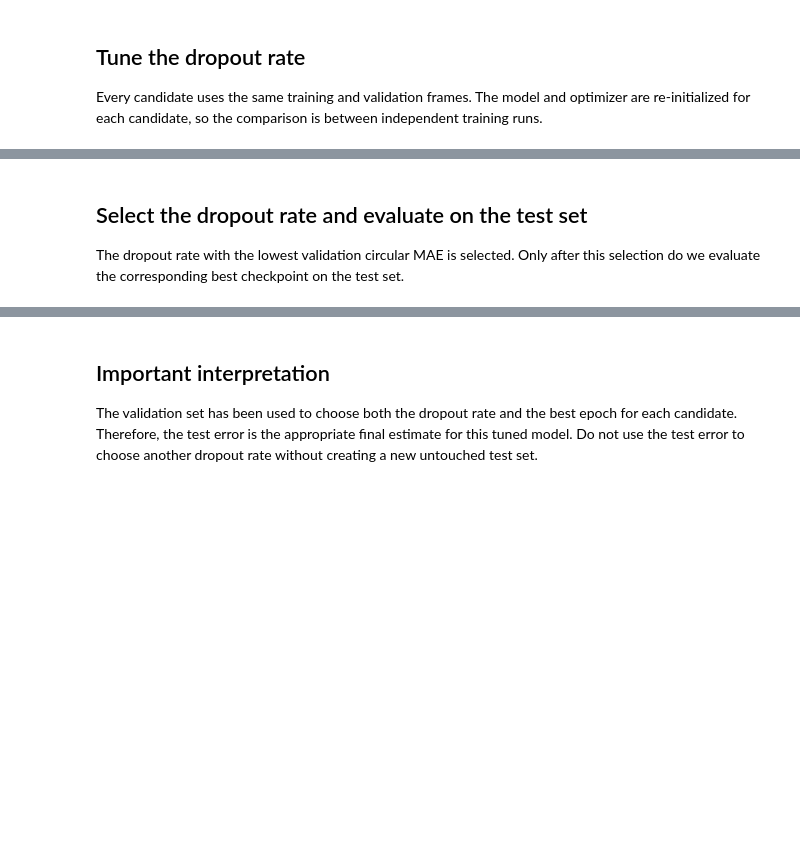
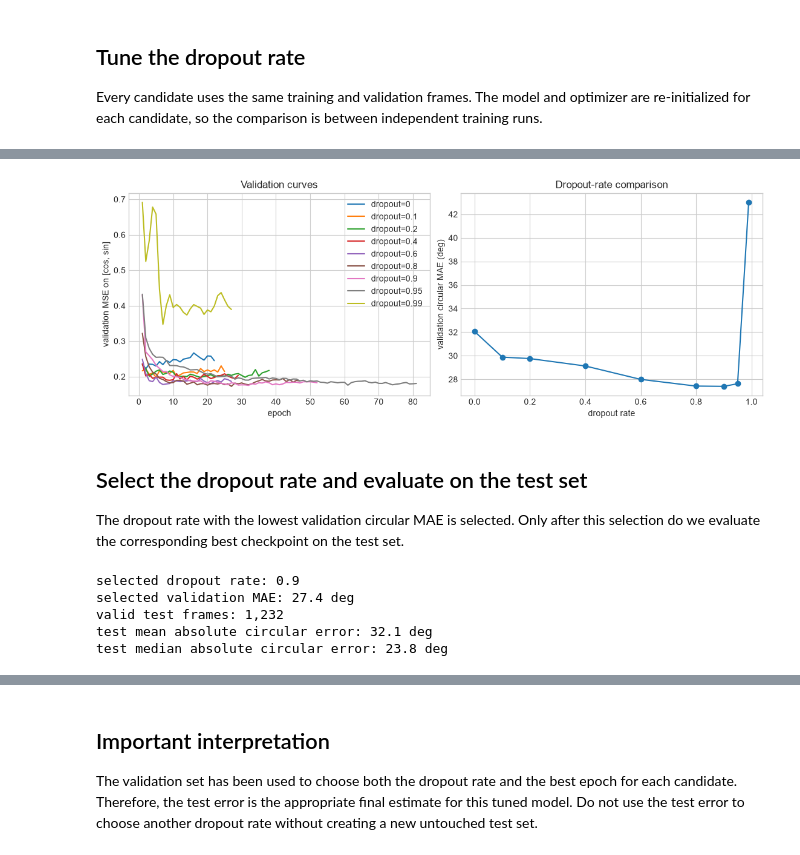
Before and after one commit to ShiyunCMC/RSC_PyTorch_HDDecoding, a Jupyter notebook: notebooks/01d_mlp_hd_decoder_tune_hyperparameter.ipynb, the cells around one changed output, grey strips where cells are left out. Saved outputs shown, nothing was run; the diff lists cells and outputs as text; code cells hidden in the pictures; blank space fills up the shorter version.

```diff
--- a/notebooks/01d_mlp_hd_decoder_tune_hyperparameter.ipynb
+++ b/notebooks/01d_mlp_hd_decoder_tune_hyperparameter.ipynb
@@ -352,7 +358,7 @@ def predict_vectors(model, X_array, batch_size=1024):
 
 Every candidate uses the same training and validation frames. The model and optimizer are re-initialized for each candidate, so the comparison is between independent training runs.
 # %%
-DROPOUT_RATES = [0.0, 0.10, 0.20, 0.40, 0.60]
+DROPOUT_RATES = [0.0, 0.10, 0.20, 0.40, 0.60, 0.8, 0.9, 0.95, 0.99]
 BATCH_SIZE = 256
 MAX_EPOCHS = 200
 PATIENCE = 20
@@ -440,35 +457,42 @@ candidate_results_df
 # %%
 fig, axes = plt.subplots(1, 2, figsize=(11, 4), constrained_layout=True)
 
 for dropout_p, history in candidate_histories.items():
     hist_candidate = pd.DataFrame(history)
     axes[0].plot(
         hist_candidate["epoch"],
         hist_candidate["val_loss"],
         label=f"dropout={dropout_p:g}",
     )
 
 axes[0].set_xlabel("epoch")
 axes[0].set_ylabel("validation MSE on [cos, sin]")
 axes[0].set_title("Validation curves")
 axes[0].legend()
 
+plot_results_df = (
+    pd.DataFrame(candidate_results)
+    .sort_values("dropout")
+    .reset_index(drop=True)
+)
 axes[1].plot(
-    candidate_results_df["dropout"],
-    candidate_results_df["val_mae_deg"],
+    plot_results_df["dropout"],
+    plot_results_df["val_mae_deg"],
     marker="o",
 )
 axes[1].set_xlabel("dropout rate")
 axes[1].set_ylabel("validation circular MAE (deg)")
 axes[1].set_title("Dropout-rate comparison")
 
 plt.show()
+# %% [output]
+[figure, added]
 # %% [markdown]
 ## Select the dropout rate and evaluate on the test set
 
 The dropout rate with the lowest validation circular MAE is selected. Only after this selection do we evaluate the corresponding best checkpoint on the test set.
 # %%
-best_row = candidate_results_df.iloc[0]
+best_row = candidate_results_df.loc[candidate_results_df["val_mae_deg"].idxmin()]
 best_dropout = float(best_row["dropout"])
 
 best_model = HDDecoderMLP(
@@ -494,6 +518,12 @@ print(f"selected validation MAE: {best_row['val_mae_deg']:.1f} deg")
 print(f"valid test frames: {test_mask.sum():,}")
 print(f"test mean absolute circular error: {test_abs_err_deg.mean():.1f} deg")
 print(f"test median absolute circular error: {np.median(test_abs_err_deg):.1f} deg")
+# %% [output]
+selected dropout rate: 0.9
+selected validation MAE: 27.4 deg
+valid test frames: 1,232
+test mean absolute circular error: 32.1 deg
+test median absolute circular error: 23.8 deg
 # %%
 t_s = (time_ms[test_idx] - time_ms[test_idx][0]) / 1000
 
```
Also changed, not shown: parts of 4 cells of this notebook, 1 other file.
